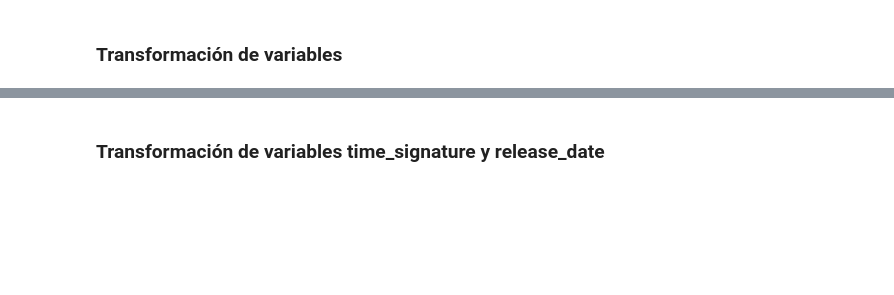
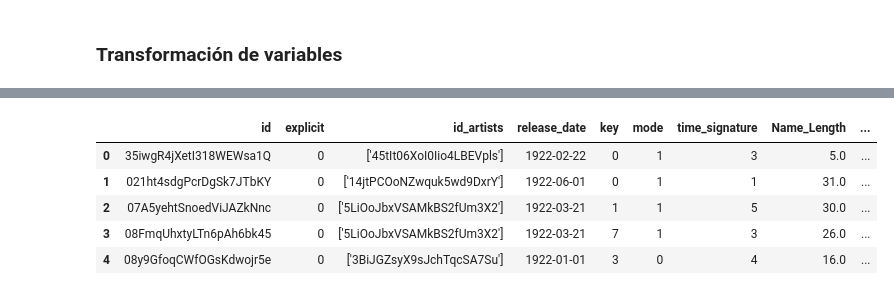
Before and after one commit to lucio-cornejo/proyecto-analisis-de-datos-1INF03, a Jupyter notebook: codes/limpieza_de_datos.ipynb, the cells around one changed output, grey strips where cells are left out. Cells and saved outputs as stored; diff of their text form; code cells hidden in the pictures; blank space fills up the shorter version.

```diff
--- a/codes/limpieza_de_datos.ipynb
+++ b/codes/limpieza_de_datos.ipynb
@@ -973,5 +852,12 @@ dfcat
 # pero no podía ser eliminada porque se usaría en este paso
 #Ahora que ya fue usada podemos eliminarla
 dfcat.drop(["name"], axis = 1, inplace = True)
-# %% [markdown]
-### Transformación de variables time_signature y release_date
+# %%
+dfcat.head()
+# %% [output]
+|  | id | explicit | id_artists | release_date | key | mode | time_signature | Name_Length | ... |
+| 0 | 35iwgR4jXetI318WEWsa1Q | 0 | ['45tIt06XoI0Iio4LBEVpls'] | 1922-02-22 | 0 | 1 | 3 | 5.0 | ... |
+| 1 | 021ht4sdgPcrDgSk7JTbKY | 0 | ['14jtPCOoNZwquk5wd9DxrY'] | 1922-06-01 | 0 | 1 | 1 | 31.0 | ... |
+| 2 | 07A5yehtSnoedViJAZkNnc | 0 | ['5LiOoJbxVSAMkBS2fUm3X2'] | 1922-03-21 | 1 | 1 | 5 | 30.0 | ... |
+| 3 | 08FmqUhxtyLTn6pAh6bk45 | 0 | ['5LiOoJbxVSAMkBS2fUm3X2'] | 1922-03-21 | 7 | 1 | 3 | 26.0 | ... |
+| 4 | 08y9GfoqCWfOGsKdwojr5e | 0 | ['3BiJGZsyX9sJchTqcSA7Su'] | 1922-01-01 | 3 | 0 | 4 | 16.0 | ... |
```
Also changed, not shown: parts of 30 cells of this notebook.
